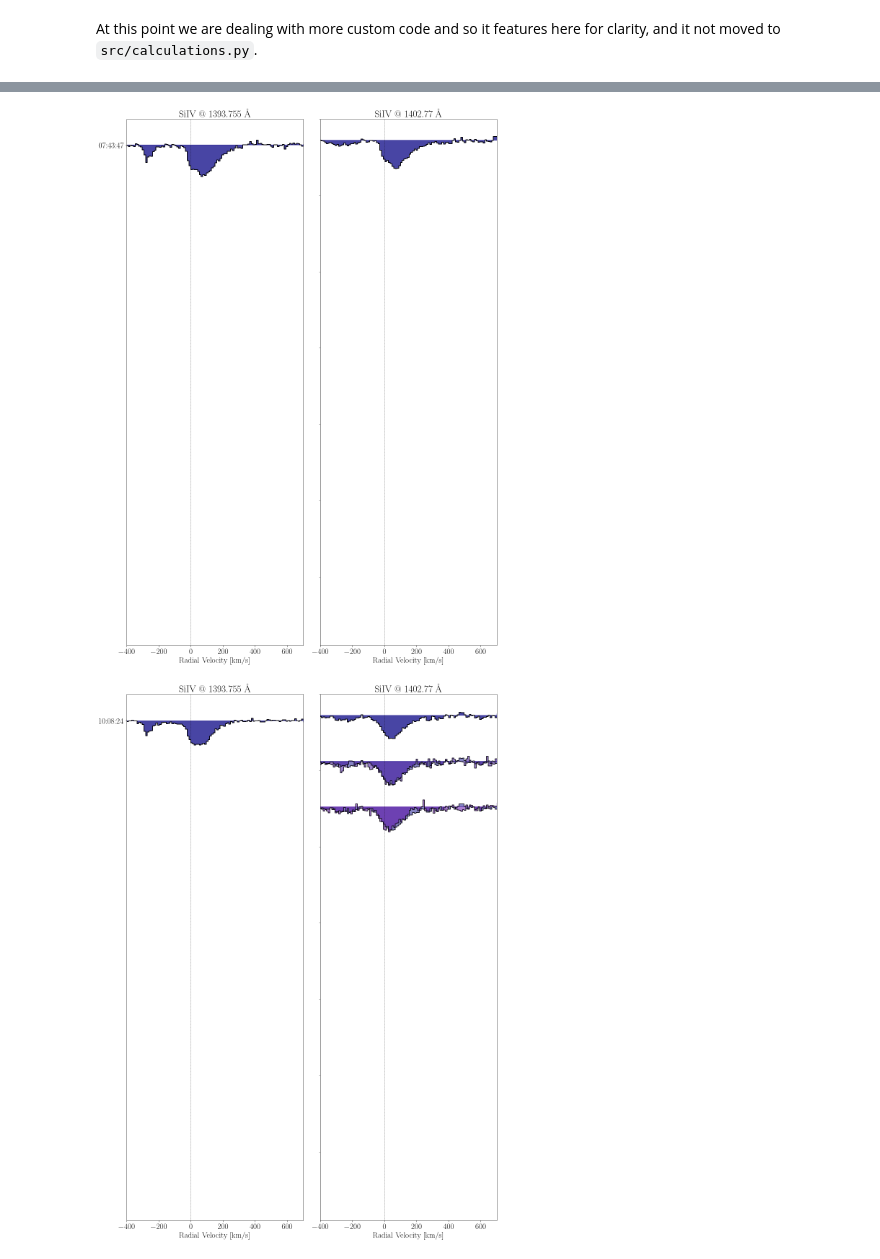
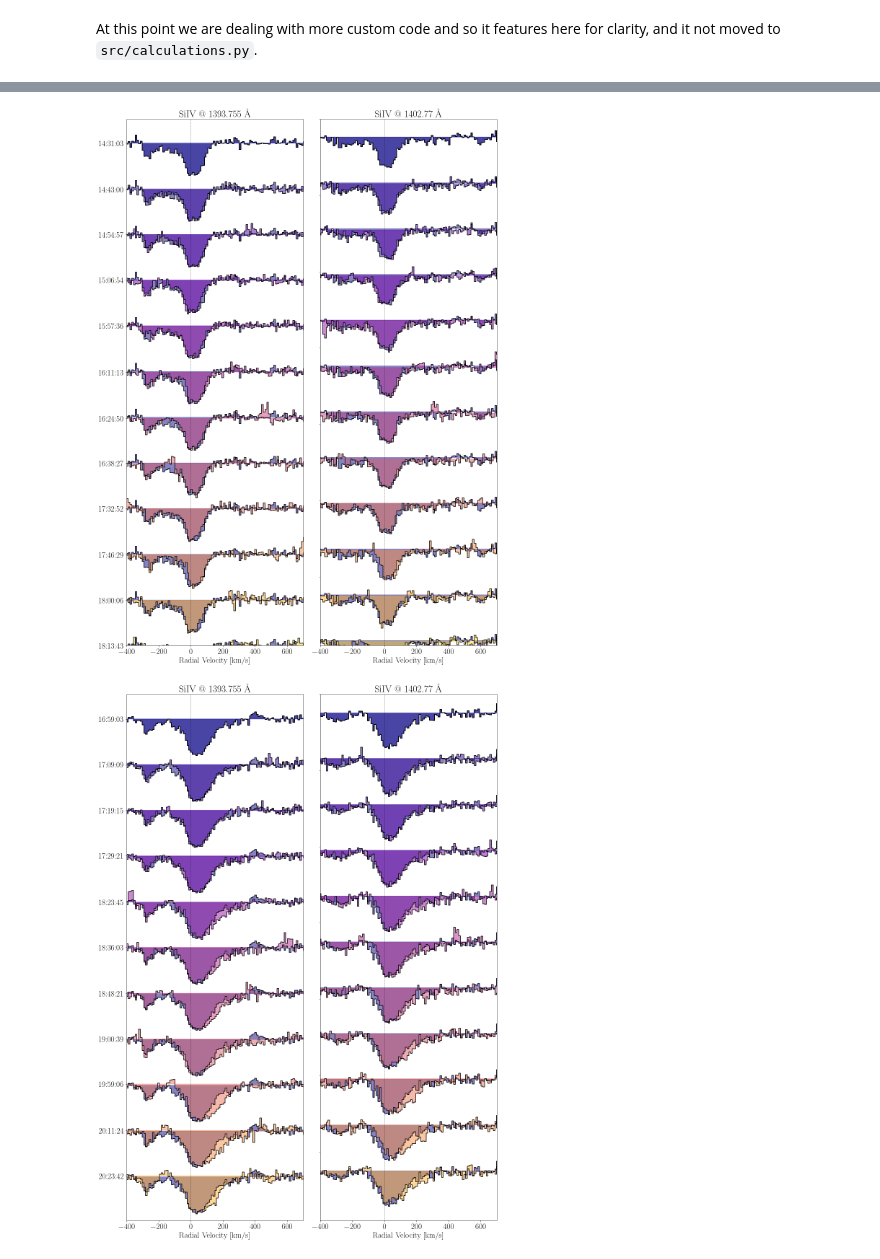
Before and after one commit to bdrdavies/exocomets, a Jupyter notebook: notebooks/short_term_variations.ipynb, the cells around one changed output, grey strips where cells are left out. Saved outputs shown, nothing was run; the diff lists cells and outputs as text; code cells hidden in the pictures.

```diff
--- a/notebooks/short_term_variations.ipynb
+++ b/notebooks/short_term_variations.ipynb
@@ -93,7 +112,7 @@ bin_size = 5 # Only for visualisation. Never used for calculation.
 n1 = 400  # km/s
 n2 = 1500 # km/s
 
-cool=cm.plasma(np.linspace(0.0,0.9,len(DP))) # Create some nice colours for the plot
+cool=cm.plasma(np.linspace(0.0,0.9,len(DP[0]))) # Create some nice colours for the plot
 # %%
 print('Looking at observations done on:')
 
@@ -123,7 +142,8 @@ for nobs in range(len(DP)):
     # In this plot we want to compare each observation to the first one:
     x1, y1 = c.BinXY(rv,DP[nobs][0][1],bin_size)
 
-    for i in range(len(DP[0])):
+
+    for i in range(len(DP[nobs])):
         offset = i*3e-13
         x, y = c.BinXY(rv,DP[nobs][i][1],bin_size)
 
@@ -198,2 +208,2 @@ Looking at observations done on:
-[figure, old version]
+[figure, new version]
-[figure, old version]
+[figure, new version]
```
Also changed, not shown: parts of 5 cells of this notebook, 1 other file.
